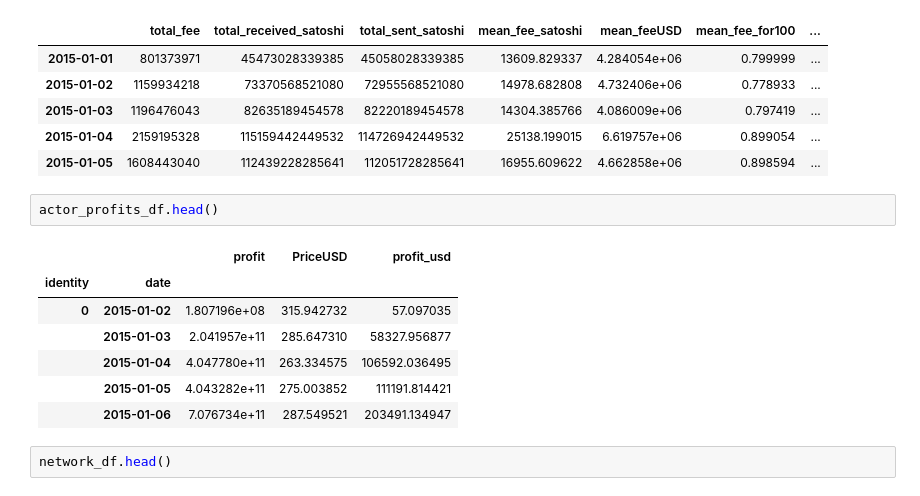
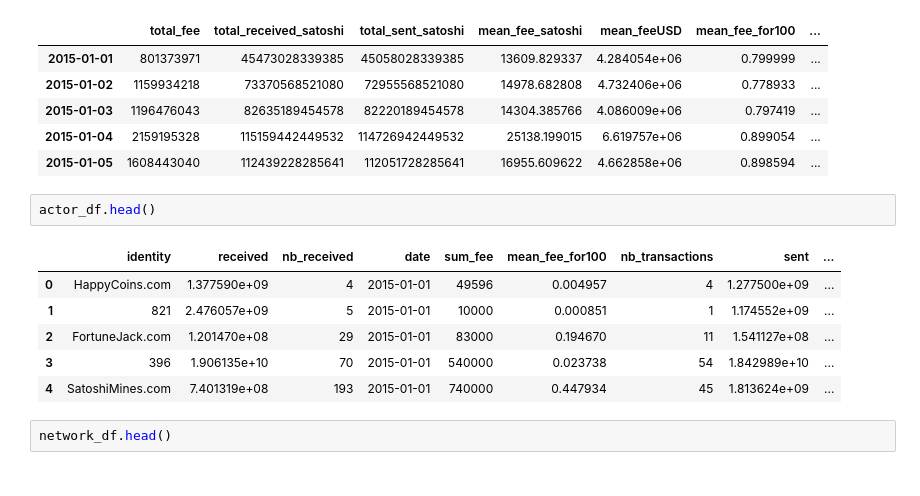
Before and after one commit to Coartix/BigDataDefiEGC, a Jupyter notebook: profit_analysis.ipynb, the cells around one changed output. Cells and saved outputs as stored; diff of their text form.

```diff
--- a/pili_analysis.ipynb
+++ b/profit_analysis.ipynb
@@ -59,15 +59,14 @@ transactions_df.head()
 | 2015-01-04 | 2159195328 | 115159442449532 | 114726942449532 | 25138.199015 | 6.619757e+06 | 0.899054 | ... |
 | 2015-01-05 | 1608443040 | 112439228285641 | 112051728285641 | 16955.609622 | 4.662858e+06 | 0.898594 | ... |
 # %%
-actor_profits_df.head()
+actor_df.head()
 # %% [output]
-|  |  | profit | PriceUSD | profit_usd |
-| identity | date |  |  |  |
-| 0 | 2015-01-02 | 1.807196e+08 | 315.942732 | 57.097035 |
-|  | 2015-01-03 | 2.041957e+11 | 285.647310 | 58327.956877 |
-|  | 2015-01-04 | 4.047780e+11 | 263.334575 | 106592.036495 |
-|  | 2015-01-05 | 4.043282e+11 | 275.003852 | 111191.814421 |
-|  | 2015-01-06 | 7.076734e+11 | 287.549521 | 203491.134947 |
+|  | identity | received | nb_received | date | sum_fee | mean_fee_for100 | nb_transactions | sent | ... |
+| 0 | HappyCoins.com | 1.377590e+09 | 4 | 2015-01-01 | 49596 | 0.004957 | 4 | 1.277500e+09 | ... |
+| 1 | 821 | 2.476057e+09 | 5 | 2015-01-01 | 10000 | 0.000851 | 1 | 1.174552e+09 | ... |
+| 2 | FortuneJack.com | 1.201470e+08 | 29 | 2015-01-01 | 83000 | 0.194670 | 11 | 1.541127e+08 | ... |
+| 3 | 396 | 1.906135e+10 | 70 | 2015-01-01 | 540000 | 0.023738 | 54 | 1.842989e+10 | ... |
+| 4 | SatoshiMines.com | 7.401319e+08 | 193 | 2015-01-01 | 740000 | 0.447934 | 45 | 1.813624e+09 | ... |
 # %%
 network_df.head()
 # %% [output]
```
Also changed, not shown: parts of 1 cell of this notebook, 2 other files.
